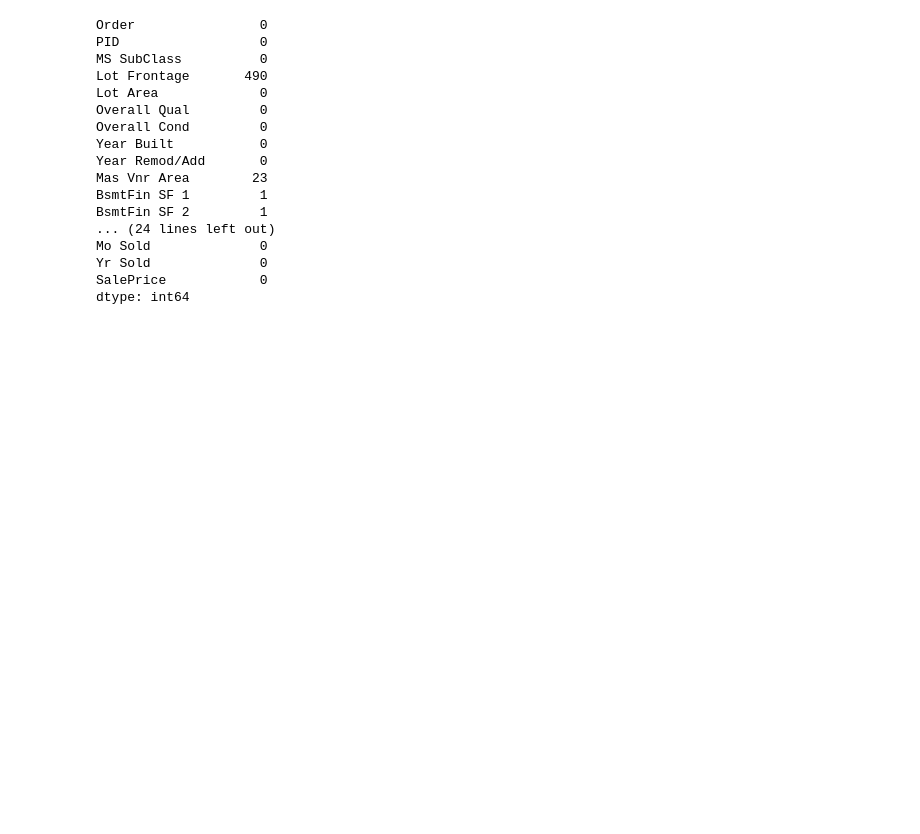
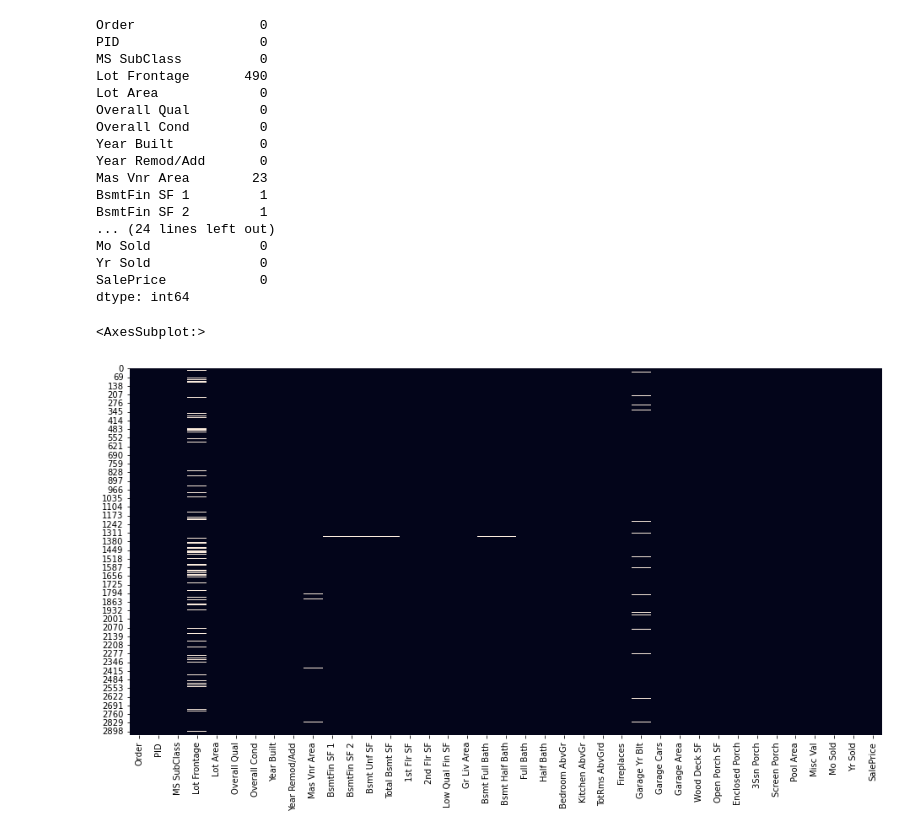
Before and after one commit to aroniainasylvestre/Data_Cleaning_Challenge, a Jupyter notebook: 1. AmesHousing/Ameshousing.ipynb, the cells around one changed output. Drawn from its saved outputs; the diff is of its cells as text; code cells hidden in the pictures; blank space fills up the shorter version.

Commit message:
ameshousing - handling missing values

```diff
--- a/1. AmesHousing/Ameshousing.ipynb
+++ b/1. AmesHousing/Ameshousing.ipynb
@@ -227,14 +227,14 @@ Misc Feature      96.382253
 dtype: float64
 # %%
 # Identify all columns where the percentage of missing values exceeds 80%
-missing_percent = data[missing_values_cat].isnull().sum() / data[missing_values_cat].shape[0] * 100
-missing_percent_col = missing_percent[missing_percent > 80].index
-print(missing_percent_col)
+missing_eighty_percent = data[missing_values_cat].isnull().sum() / data[missing_values_cat].shape[0] * 100
+missing_eighty_percent_col = missing_eighty_percent[missing_eighty_percent > 80].index
+print(missing_eighty_percent_col)
 # %% [output]
 Index(['Alley', 'Pool QC', 'Fence', 'Misc Feature'], dtype='object')
 # %%
 # Drop these columns
-data.drop(columns=missing_percent_col, inplace=True)
+data.drop(columns=missing_eighty_percent_col, inplace=True)
 # %%
 # Categorical variables after dropping these 4 columns
 categorical = [col for col in data.columns if data[col].dtype == 'O']
@@ -294,3 +294,10 @@ Mo Sold              0
 Yr Sold              0
 SalePrice            0
 dtype: int64
+# %%
+# Visualization of missing value
+plt.figure(figsize=(16, 8))
+sns.heatmap(data[numerical].isnull(), cbar=False)
+# %% [output]
+<AxesSubplot:>
+[figure, added]
```
Also changed, not shown: parts of 9 cells of this notebook, 1 other file.
